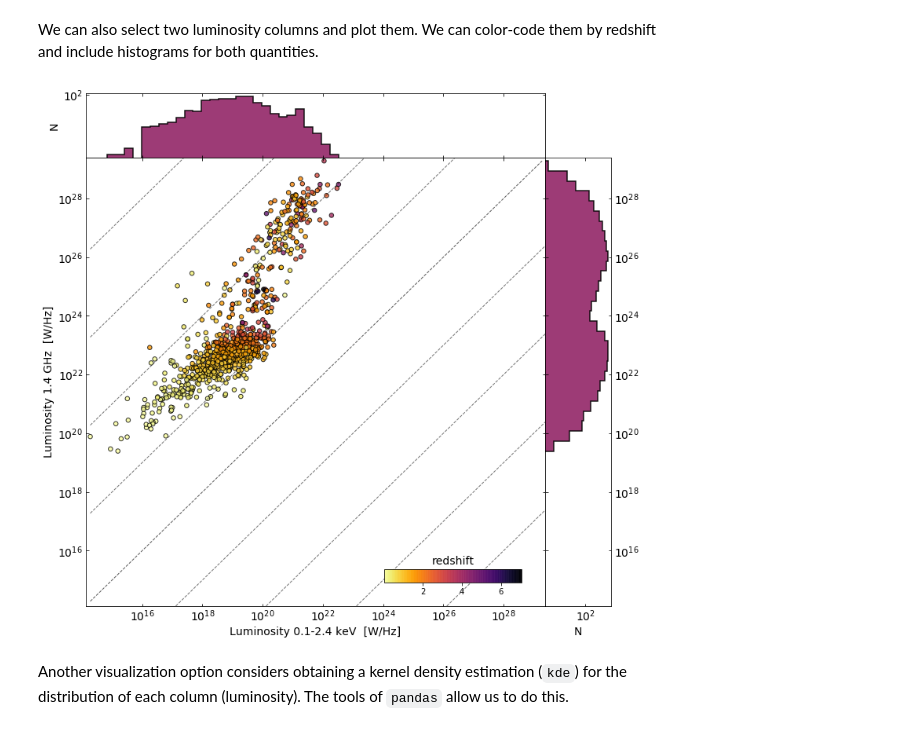
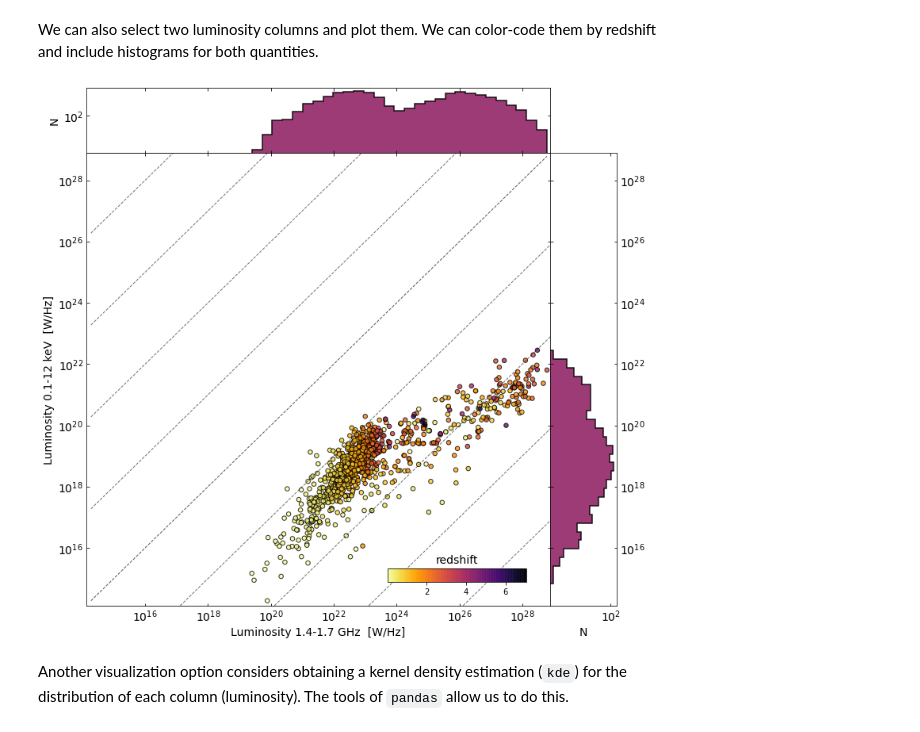
Before and after one commit to racarvajal/work_notes, a Jupyter notebook: Analyze_high_z_cat.ipynb, the cells around one changed output. Drawn from its saved outputs; the diff is of its cells as text; code cells hidden in the pictures.

```diff
--- a/Analyze_high_z_cat.ipynb
+++ b/Analyze_high_z_cat.ipynb
@@ -327,12 +764,0 @@ merged_lums_catalog_df['Luminosity R'].replace(replace_R_band, inplace=True)
-# %%
-replace_I_band = np.nanmedian([merged_lums_catalog_df['Luminosity I'].values, lums_catalog_df['LUMINOSITY_I'].values], axis=0)
-merged_lums_catalog_df['Luminosity I'].replace(replace_I_band, inplace=True)
-# %%
-replace_J_band = np.nanmedian([merged_lums_catalog_df['Luminosity J'].values, lums_catalog_df['LUMINOSITY_J'].values], axis=0)
-merged_lums_catalog_df['Luminosity J'].replace(replace_J_band, inplace=True)
-# %%
-replace_K_band = np.nanmedian([merged_lums_catalog_df['Luminosity K'].values, lums_catalog_df['LUMINOSITY_J'].values], axis=0)
-merged_lums_catalog_df['Luminosity K'].replace(replace_J_band, inplace=True)
-# %%
-replace_250GHz = np.nanmedian([merged_lums_catalog_df['Luminosity 1300 microns'].values, lums_catalog_df['LUMINOSITY_250GHZ'].values], axis=0)
-merged_lums_catalog_df['Luminosity 1300 microns'].replace(replace_250GHz, inplace=True)
@@ -487,8 +919,8 @@ if add_histograms_flag:
 # col_b = lum_names[23]
 
 # Select columns by name
-col_a       = "Luminosity 0.1-2.4 keV"
-col_b       = "Luminosity 1.4 GHz"
+col_a       = "Luminosity 1.4-1.7 GHz"
+col_b       = "Luminosity 0.1-12 keV"
 
 # Obtain luminosities and the cross-match between them
 lum_a       = merged_lums_catalog_df[col_a]
@@ -528,34 +960,34 @@ for factor in [1e3, 1e6, 1e9, 1e12]:
 cbaxes      = inset_axes(ax1, width="30%", height="3%", loc=4, borderpad=3)
 clb         = plt.colorbar(sc, cax=cbaxes, orientation='horizontal')
 # clb.set_label('redshift', size=14)
 clb.ax.set_title('redshift', size=14)
 
 ax1.set_aspect('auto', share=False, adjustable='box')
 
 if add_histograms_flag:
     # Plot vertical histogram
     hist(lum_b.values, bins=bins_b, orientation='horizontal', ax=ax2, histtype='stepfilled', alpha=0.9, color=dark_color, ec='k', lw=1.5, hatch='')
     ax2.set_xscale('log')
     ax2.set_yscale('log')
     ax2.set_xlabel('N', size=14)
 
     # Plot horizontal histogram
     hist(lum_a.values, bins=bins_a, orientation='vertical', ax=ax3, histtype='stepfilled', alpha=0.9, color=dark_color, ec='k', lw=1.5, hatch='')
     ax3.set_xscale('log')
     ax3.set_yscale('log')
     ax3.set_ylabel('N', size=14)
 
     # Modify ticks
     ax2.tick_params(axis='both', which='major', labelsize=14)
     ax3.tick_params(axis='both', which='major', labelsize=14)
     plt.setp(ax2.get_yticklabels(), visible=False)
     plt.setp(ax3.get_xticklabels(), visible=False)
     ax2.tick_params(which='both',top=True, right=True, direction='in', labelright=True)
     ax3.tick_params(which='both',top=True, right=True, direction='in')
 
     plt.subplots_adjust(wspace=0.0, hspace=0.0)
 # %% [output]
-[figure, old version]
+[figure, new version]
 # %% [markdown]
 Another visualization option considers obtaining a kernel density estimation (`kde`) for the
 distribution of each column (luminosity). The tools of `pandas` allow us to do this.
```
Also changed, not shown: parts of 115 cells of this notebook, 3 other files.
